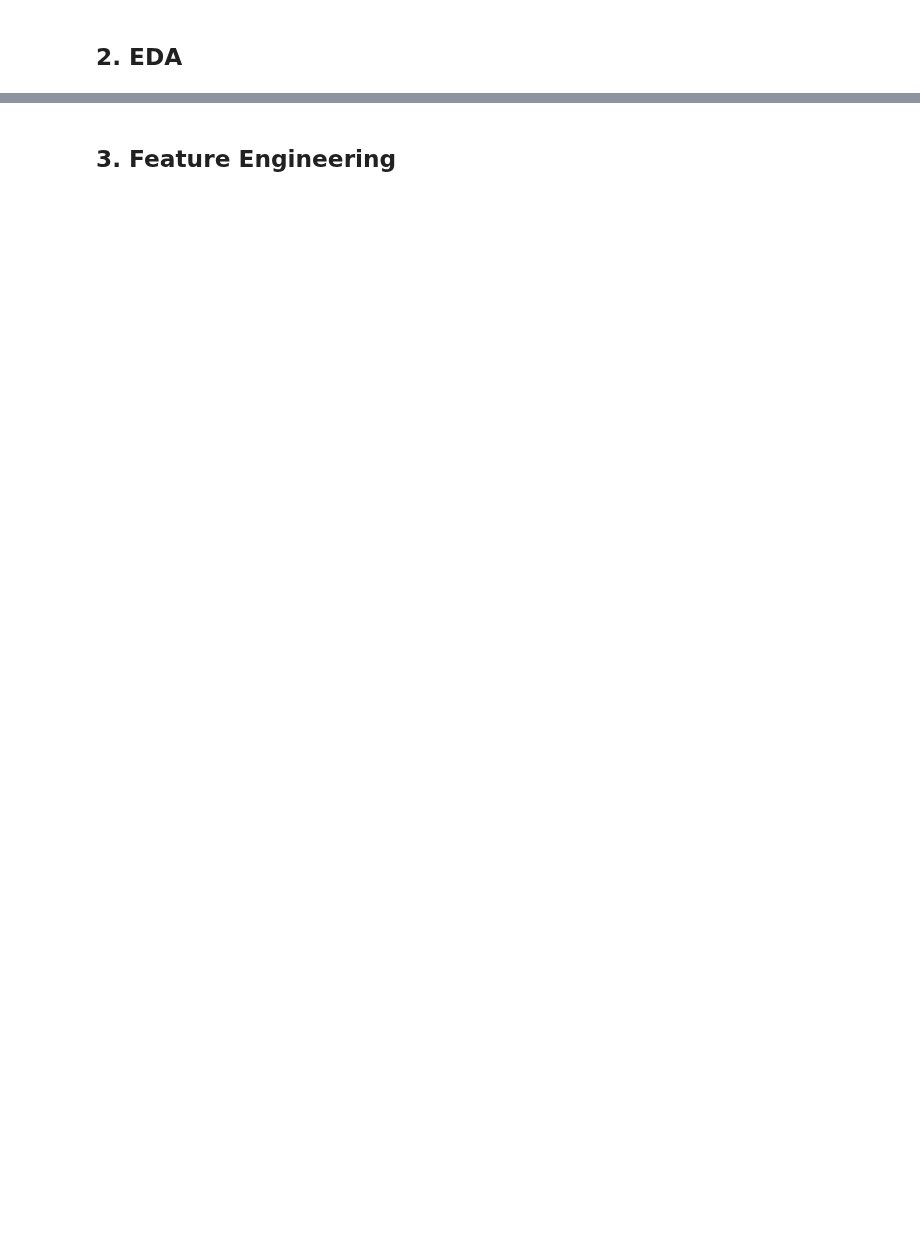
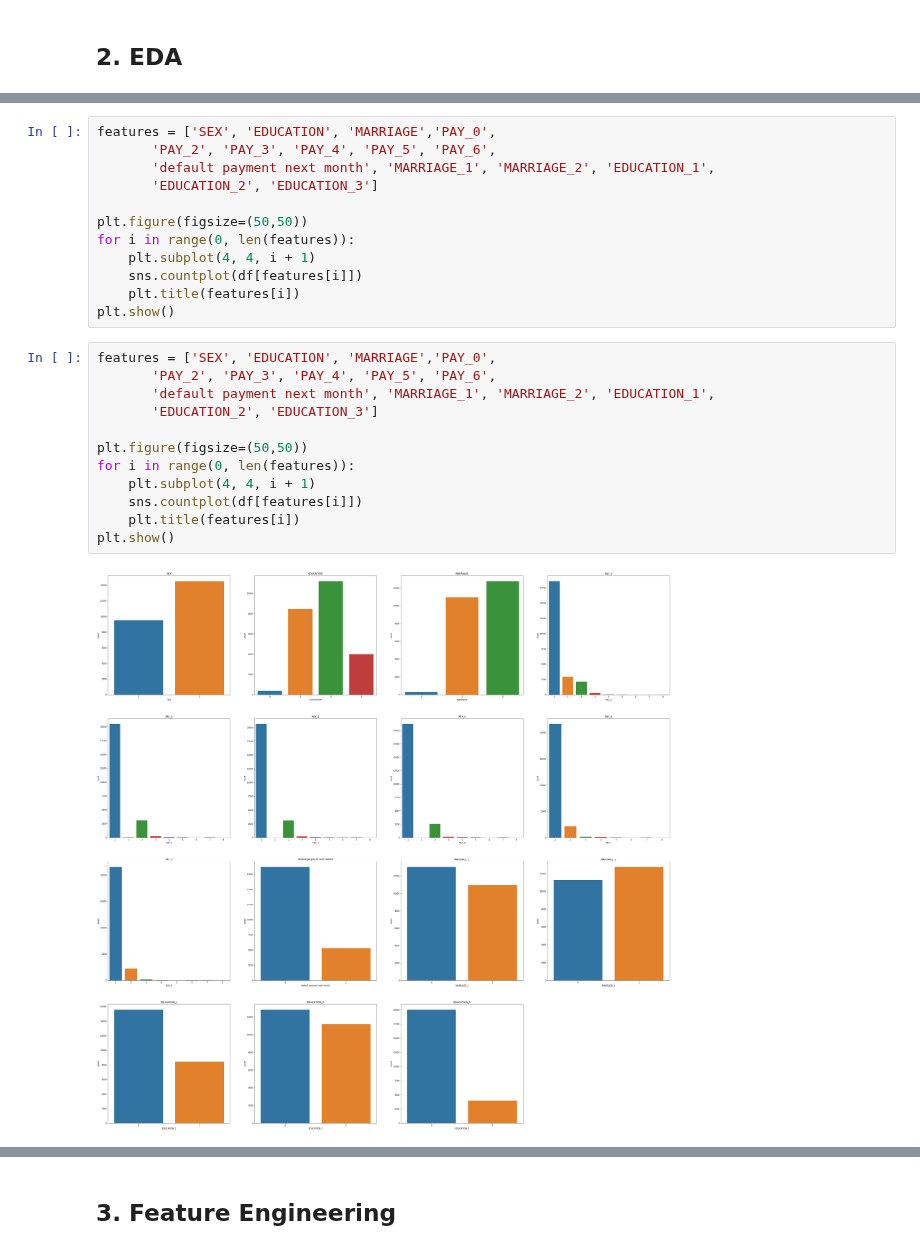
Before and after one commit to trevohearn/nyc-mhtn-ds-010620-lectures, a Jupyter notebook: week-9/classification-assessment/classification-assessment.ipynb, the cells around one changed output, grey strips where cells are left out. Drawn from its saved outputs; the diff is of its cells as text; blank space fills up the shorter version.

```diff
--- a/week-9/classification-assessment/classification-assessment.ipynb
+++ b/week-9/classification-assessment/classification-assessment.ipynb
@@ -102,0 +118,26 @@ plt.show()
+# %%
+features = ['SEX', 'EDUCATION', 'MARRIAGE','PAY_0',
+       'PAY_2', 'PAY_3', 'PAY_4', 'PAY_5', 'PAY_6',
+       'default payment next month', 'MARRIAGE_1', 'MARRIAGE_2', 'EDUCATION_1',
+       'EDUCATION_2', 'EDUCATION_3']
+
+plt.figure(figsize=(50,50))
+for i in range(0, len(features)):
+    plt.subplot(4, 4, i + 1)
+    sns.countplot(df[features[i]])
+    plt.title(features[i])
+plt.show()
+# %%
+features = ['SEX', 'EDUCATION', 'MARRIAGE','PAY_0',
+       'PAY_2', 'PAY_3', 'PAY_4', 'PAY_5', 'PAY_6',
+       'default payment next month', 'MARRIAGE_1', 'MARRIAGE_2', 'EDUCATION_1',
+       'EDUCATION_2', 'EDUCATION_3']
+
+plt.figure(figsize=(50,50))
+for i in range(0, len(features)):
+    plt.subplot(4, 4, i + 1)
+    sns.countplot(df[features[i]])
+    plt.title(features[i])
+plt.show()
+# %% [output]
+[figure, added]
```
Also changed, not shown: parts of 20 cells of this notebook, 6 other files.
